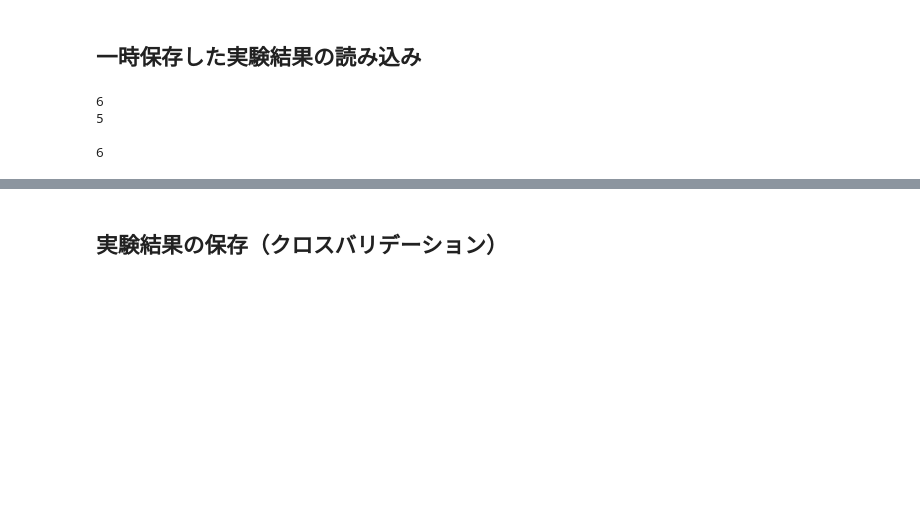
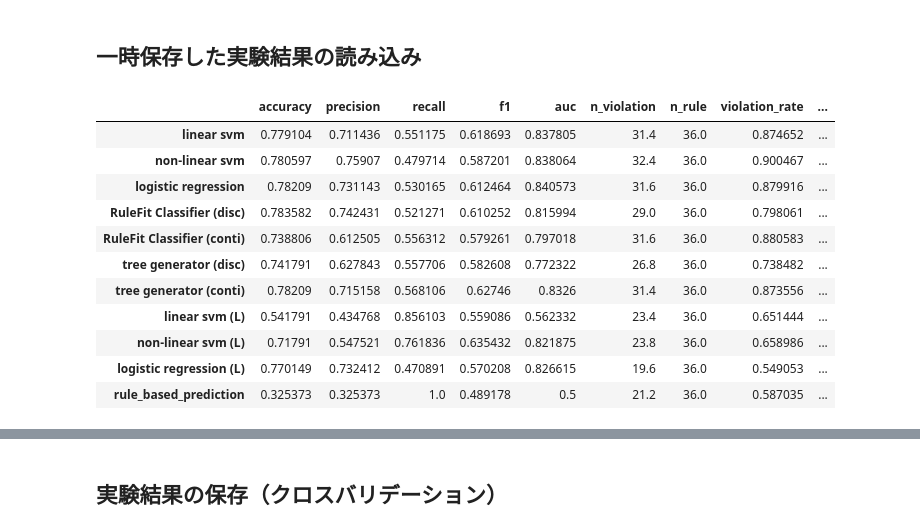
Before and after one commit to k-onoue/lukasiewicz_2, a Jupyter notebook: experiment_result/aggregation_10.ipynb, the cells around one changed output, grey strips where cells are left out. Cells and saved outputs as stored; diff of their text form; code cells hidden in the pictures; blank space fills up the shorter version.

Commit message:
modify paths

```diff
--- a/experiment_result/aggregation_10.ipynb
+++ b/experiment_result/aggregation_10.ipynb
@@ -18,7 +0,0 @@ result_file_path_list = [
-# %%
-result_file_path = result_file_path_list[0]
-
-with open(result_file_path, 'r') as f:
-    json_data = json.load(f)
-
-json_data
@@ -105,48 +1,74 @@ violation_rate (instance)
 # %% [markdown]
 ## 一時保存した実験結果の読み込み
 # %%
+import json
+import os
+
+import sys
+project_dir_path = "/Users/keisukeonoue/ws/lukasiewicz_2"
+sys.path.append(project_dir_path)
+
+import pandas as pd
+import numpy as np
+
+version_nums = [101, 102, 103, 104, 105, 106]
+
+# リスト内包表記を使用して複数のファイルパスを生成する
+result_file_paths = [
+    os.path.join(project_dir_path, f"experiment_result/tmp/version_{version_num}/result.json")
+    for version_num in version_nums
+]
+
+
 result_dfs = []
 infos = []
 
-for path in result_file_path_list:
+for path in result_file_paths:
     with open(path, 'r') as f:
         json_data = json.load(f)
 
     infos.append(json_data['rule_thr'])
 
     tmp = []
 
     for fold, _ in json_data['result'].items():
         result_df = pd.DataFrame(json_data['result'][fold]).T.drop(['violation_detail'], axis=1)
         tmp.append(result_df)
 
     result_dfs.append(tmp)
 
-print(len(result_dfs))
-print(len(result_dfs[0]))
-print()
+model_name_dict = {
+    'linear svm': 'l-SVM',
+    'non-linear svm': 'r-SVM',
+    'logistic regression': 'RogReg',
+    'RuleFit Classifier (disc)': 'RuleFit-d',
+    'RuleFit Classifier (conti)': 'RuleFit',
+    'tree generator (disc)': 'RF-d',
+    'tree generator (conti)': 'RF',
+    'linear svm (L)': 'l-SVM-p',
+    'non-linear svm (L)': 'r-SVM-p',
+    'logistic regression (L)': 'LogReg-p',
+    'rule_based_prediction': 'RuleBase'
+}
 
-model_name_list = [
-    'RuleFit Classifier (disc)',
-    'tree generator (disc)',
-    'RuleFit Classifier (conti)',
-    'tree generator (conti)',
-    'linear svm (L)',
-    'non-linear svm (L)',
-    'logistic regression (L)',
-    'linear svm',
-    'non-linear svm',
-    'logistic regression',
-    'rule_based_prediction'
-]
+model_name_list = list(model_name_dict.keys())
 
 combined_dfs = [pd.concat(dfs, ignore_index=False) for dfs in result_dfs]
 dfs_mean = [combined_df.groupby(combined_df.index).mean().reindex(index=model_name_list) for combined_df in combined_dfs]
 dfs_std = [combined_df.groupby(combined_df.index).std().reindex(index=model_name_list) for combined_df in combined_dfs]
 
-print(len(dfs_mean))
+for df in dfs_mean:
+    display(df)
 # %% [output]
-6
-5
-
-6
+|  | accuracy | precision | recall | f1 | auc | n_violation | n_rule | violation_rate | ... |
+| linear svm | 0.779104 | 0.711436 | 0.551175 | 0.618693 | 0.837805 | 31.4 | 36.0 | 0.874652 | ... |
+| non-linear svm | 0.780597 | 0.75907 | 0.479714 | 0.587201 | 0.838064 | 32.4 | 36.0 | 0.900467 | ... |
+| logistic regression | 0.78209 | 0.731143 | 0.530165 | 0.612464 | 0.840573 | 31.6 | 36.0 | 0.879916 | ... |
+| RuleFit Classifier (disc) | 0.783582 | 0.742431 | 0.521271 | 0.610252 | 0.815994 | 29.0 | 36.0 | 0.798061 | ... |
+| RuleFit Classifier (conti) | 0.738806 | 0.612505 | 0.556312 | 0.579261 | 0.797018 | 31.6 | 36.0 | 0.880583 | ... |
+| tree generator (disc) | 0.741791 | 0.627843 | 0.557706 | 0.582608 | 0.772322 | 26.8 | 36.0 | 0.738482 | ... |
+| tree generator (conti) | 0.78209 | 0.715158 | 0.568106 | 0.62746 | 0.8326 | 31.4 | 36.0 | 0.873556 | ... |
+| linear svm (L) | 0.541791 | 0.434768 | 0.856103 | 0.559086 | 0.562332 | 23.4 | 36.0 | 0.651444 | ... |
+| non-linear svm (L) | 0.71791 | 0.547521 | 0.761836 | 0.635432 | 0.821875 | 23.8 | 36.0 | 0.658986 | ... |
+| logistic regression (L) | 0.770149 | 0.732412 | 0.470891 | 0.570208 | 0.826615 | 19.6 | 36.0 | 0.549053 | ... |
+| rule_based_prediction | 0.325373 | 0.325373 | 1.0 | 0.489178 | 0.5 | 21.2 | 36.0 | 0.587035 | ... |
```
Also changed, not shown: parts of 23 cells of this notebook, 13 other files.
